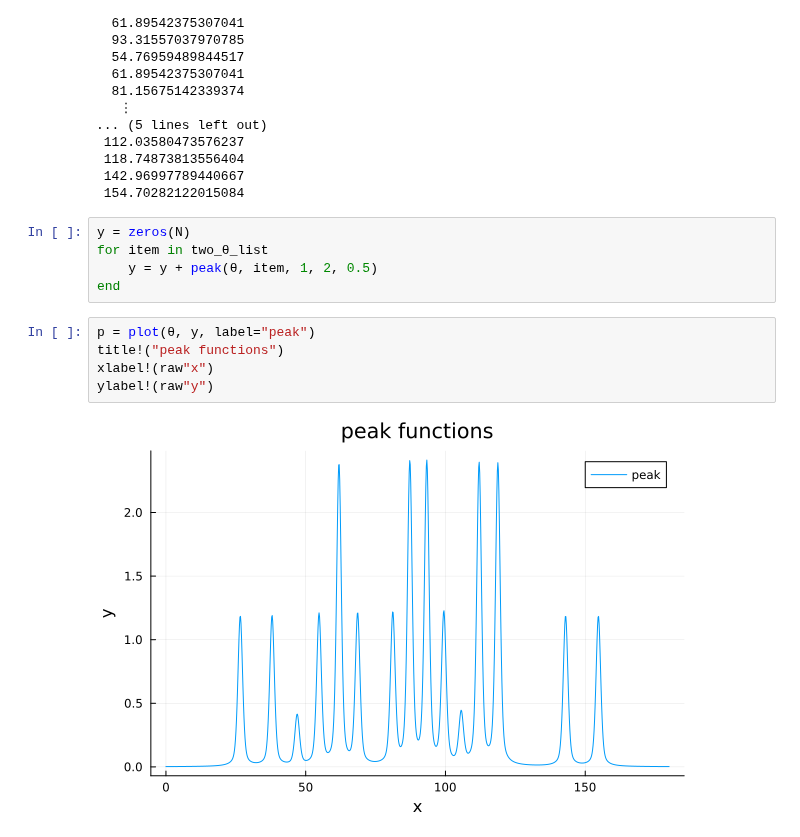
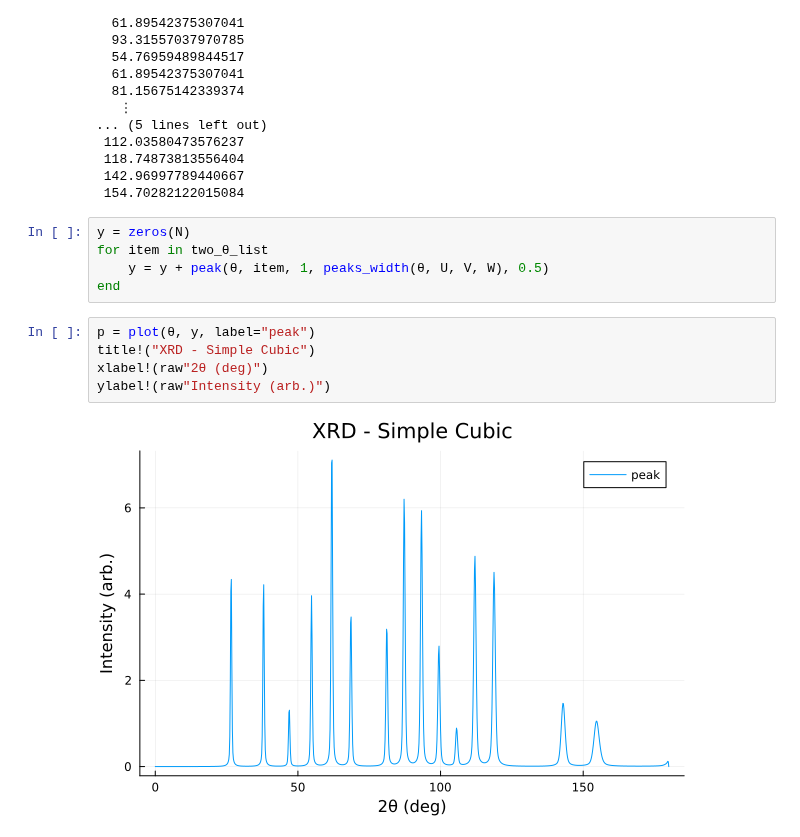
Before and after one commit to hezy/XRD_simple, a Jupyter notebook: simple_XRD_julia.ipynb, the cells around one changed output. Saved outputs shown, nothing was run; the diff lists cells and outputs as text.

```diff
--- a/simple_XRD_julia.ipynb
+++ b/simple_XRD_julia.ipynb
@@ -129,12 +126,12 @@ two_θ_list = bragg_angels(wavelength, d_list(indices_SC, a_SC))
 # %%
 y = zeros(N)
 for item in two_θ_list
-    y = y + peak(θ, item, 1, 2, 0.5)
+    y = y + peak(θ, item, 1, peaks_width(θ, U, V, W), 0.5)
 end
 # %%
 p = plot(θ, y, label="peak")
-title!("peak functions")
-xlabel!(raw"x")
-ylabel!(raw"y")
+title!("XRD - Simple Cubic")
+xlabel!(raw"2θ (deg)")
+ylabel!(raw"Intensity (arb.)")
 # %% [output]
-[figure, old version]
+[figure, new version]
```
Also changed, not shown: parts of 1 cell of this notebook.
